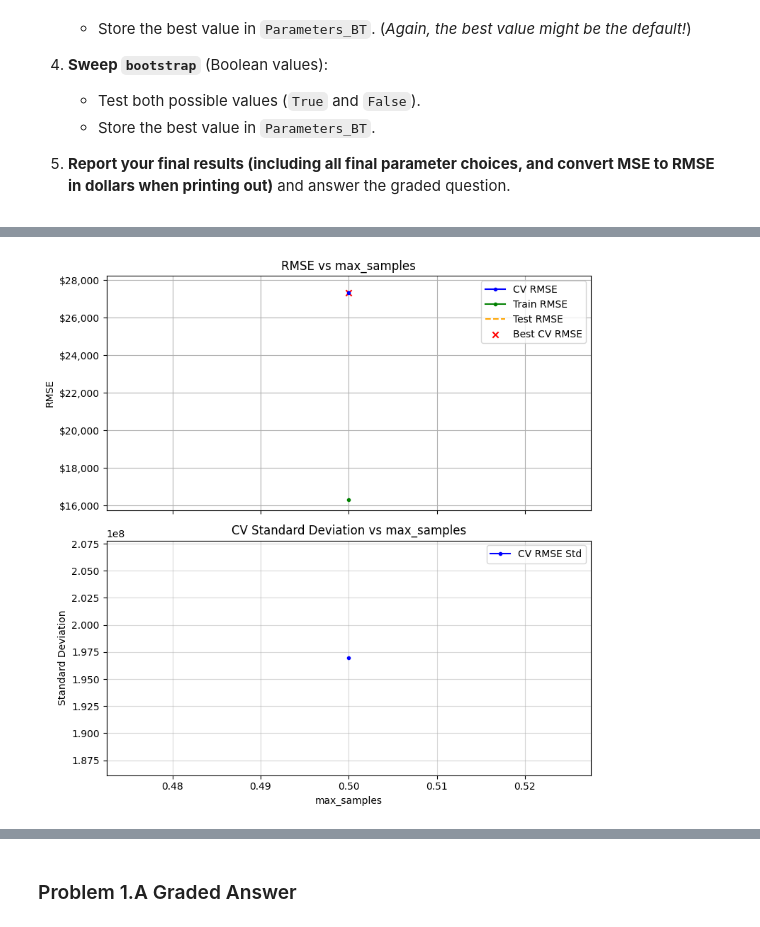
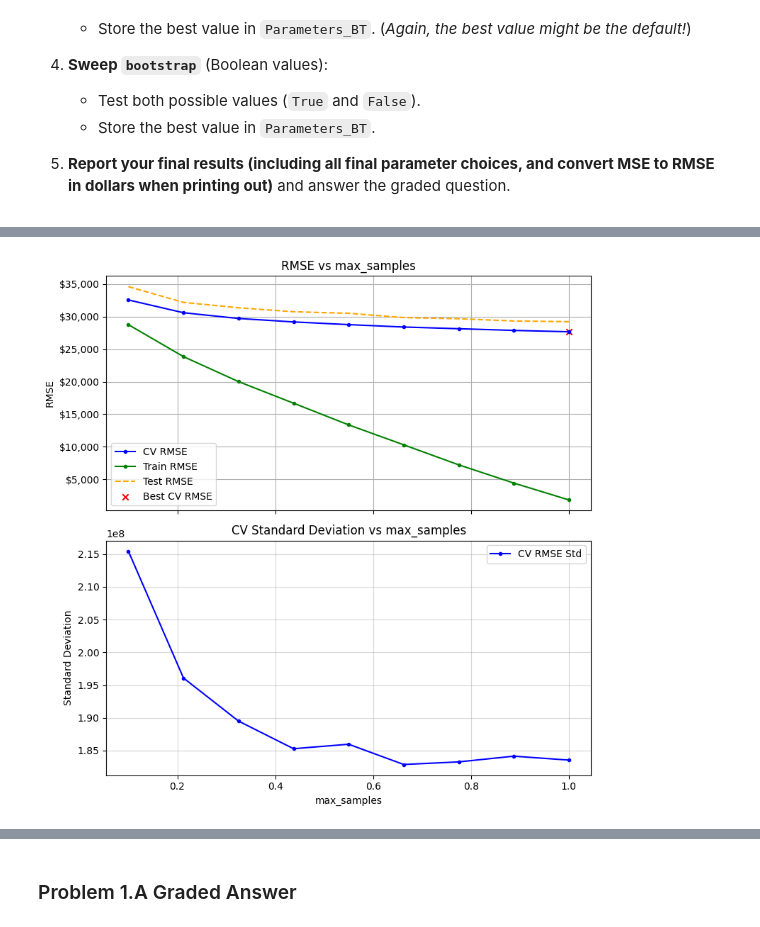
Before and after one commit to Rocking-Priya/Module-3-Assignments, a Jupyter notebook: Homework_07.ipynb, the cells around one changed output, grey strips where cells are left out. Saved outputs shown, nothing was run; the diff lists cells and outputs as text; code cells hidden in the pictures.

```diff
--- a/Homework_07.ipynb
+++ b/Homework_07.ipynb
@@ -344,5 +344,5 @@ Default_Parameters_Bagging = {
 Parameters_BT = Default_Parameters_Bagging.copy()
 # %%
 
-Parameters_BT= sweep_parameter(model=BaggingRegressor, Parameters=Parameters_BT, param='n_estimators', parameter_list=range(50, 500, 100) )
+Parameters_BT= sweep_parameter(model=BaggingRegressor, Parameters=Parameters_BT, param='n_estimators', parameter_list=range(40, 500, 100) )
 # %% [output]
@@ -351,9 +351,5 @@ Execution Time: 00:07:00
-# %%
-# Sweep max_samples
-parameter_list = np.linspace(0.5,2.0,20)
-Parameters_BT = sweep_parameter(BaggingRegressor, Parameters_BT, 'max_samples', parameter_list, X_train, y_train, X_test, y_test)
 # %%
 
-Parameters_BT= sweep_parameter(model=BaggingRegressor, Parameters=Parameters_BT, param='max_samples', parameter_list=np.arange(0.5,2.0,20) )
+Parameters_BT= sweep_parameter(model=BaggingRegressor, Parameters=Parameters_BT, param='max_samples', parameter_list=np.linspace(0.1,1.0,9) )
 # %% [output]
-[figure, old version]
+[figure, new version]
```
Also changed, not shown: parts of 9 cells of this notebook.
